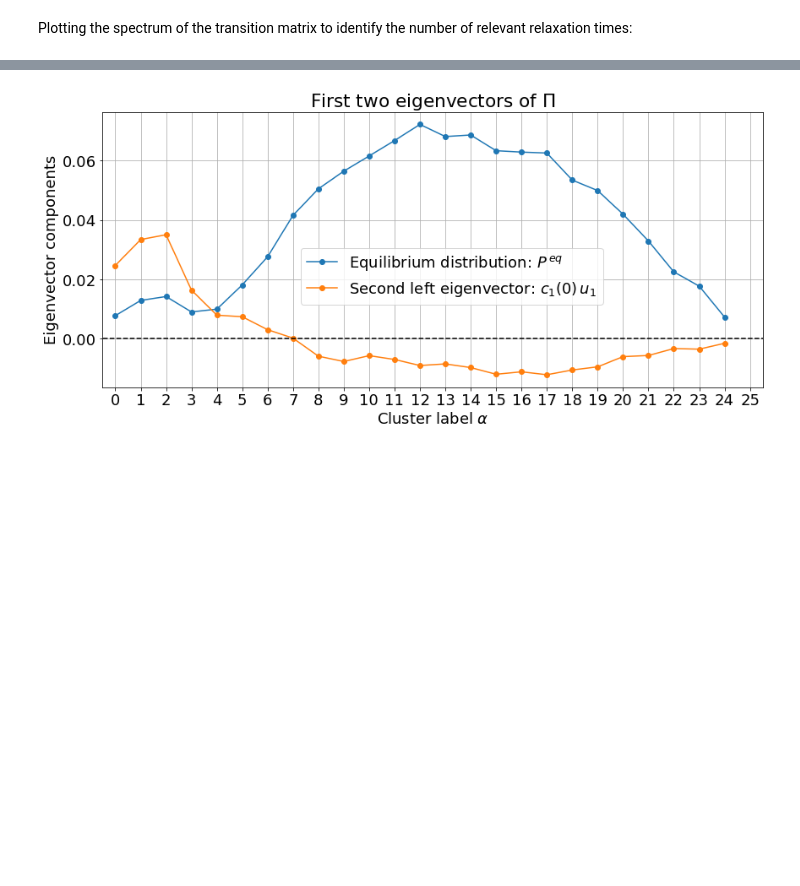
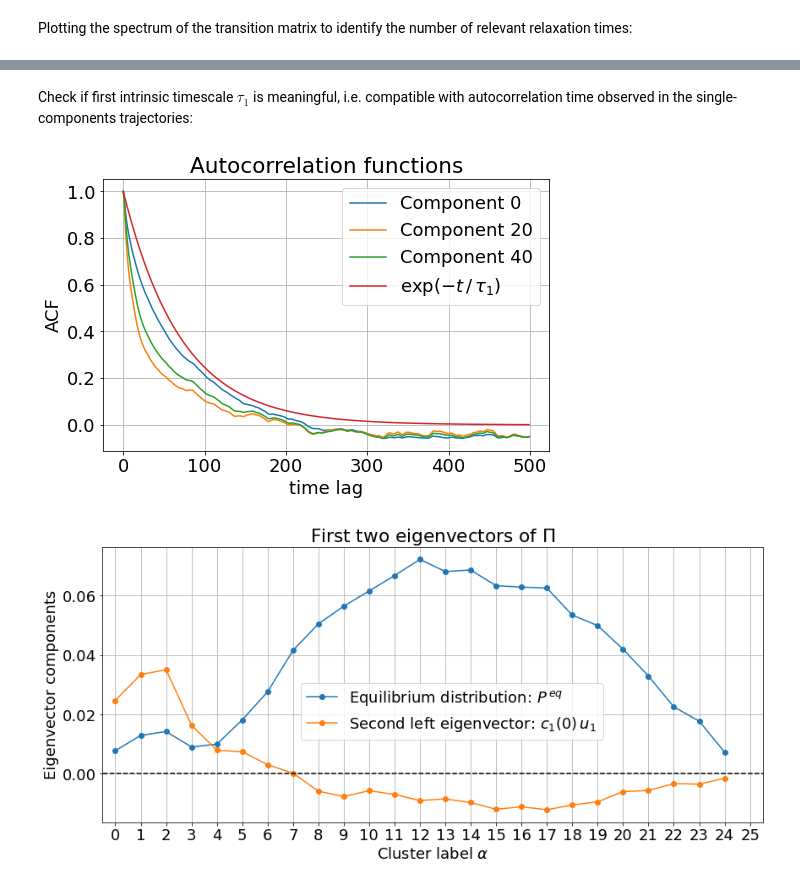
Before and after one commit to vdeltatto/unsupervised-learning, a Jupyter notebook: Fourth_exercise/Fourth_exercise.ipynb, the cells around one changed output, grey strips where cells are left out. Cells and saved outputs as stored; diff of their text form; code cells hidden in the pictures; blank space fills up the shorter version.

Commit message:
Added ACFs plots

```diff
--- a/Fourth_exercise/Fourth_exercise.ipynb
+++ b/Fourth_exercise/Fourth_exercise.ipynb
@@ -418,3 +426,26 @@ plt.show()
+# %% [markdown]
+Check if first intrinsic timescale $\tau_1$ is meaningful, i.e. compatible with autocorrelation time observed in the single-components trajectories:
+# %%
+def autocorr2(x): # autocorrelation function
+    r2=np.fft.ifft(np.abs(np.fft.fft(x))**2).real
+    c=(r2/x.shape-np.mean(x)**2)/np.std(x)**2
+    return c[:len(x)//2]
+
+plt.figure(figsize=(8,5))
+tau_1 = -nlags/np.log(np.abs(eigenvalues[1]))
+times = np.arange(500)
+plt.plot(times,autocorr2(data[:,0])[:500],label="Component 0")
+plt.plot(times,autocorr2(data[:,20])[:500],label="Component 20")
+plt.plot(times,autocorr2(data[:,40])[:500],label="Component 40")
+plt.plot(times,np.exp(-times/tau_1),label="$\\exp(-t\,/\,\\tau_1$)")
+plt.xlabel("time lag")
+plt.ylabel("ACF")
+plt.grid("on")
+plt.legend()
+plt.title("Autocorrelation functions")
+plt.show()
+# %% [output]
+[figure, added]
 # %%
 plt.figure(figsize=(14,6))
 P_eq = np.real(left_eigenvectors[:,0])/np.sum(np.real(left_eigenvectors[:,0]))
```
Also changed, not shown: parts of 8 cells of this notebook.
